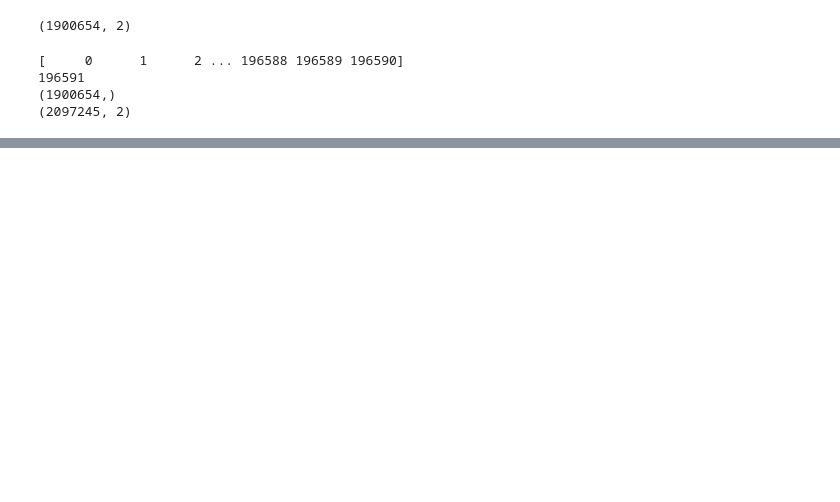
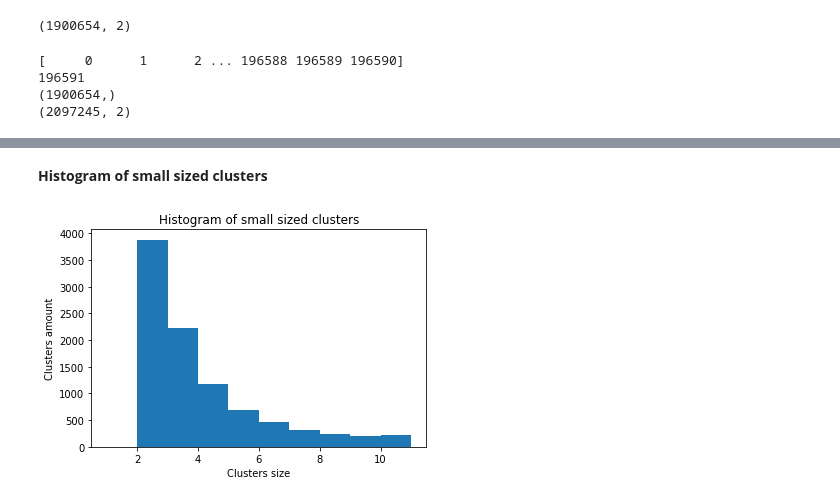
Before and after one commit to VeronikaRevjakina/AffinityPropagation_Gowalla, a Jupyter notebook: Affinity_Propagation_Gowalla_experiment.ipynb, the cells around one changed output, grey strips where cells are left out. Saved outputs shown, nothing was run; the diff lists cells and outputs as text; code cells hidden in the pictures; blank space fills up the shorter version.

```diff
--- a/Affinity_Propagation_Gowalla_experiment.ipynb
+++ b/Affinity_Propagation_Gowalla_experiment.ipynb
@@ -210,0 +216,10 @@ plt.show()
+# %% [markdown]
+**Histogram of small sized clusters**
+# %%
+plt.hist(cluster_size.values(),bins= range(1,12), range=(0, 11))
+plt.xlabel("Clusters size")
+plt.ylabel("Clusters amount")
+plt.title("Histogram of small sized clusters")
+plt.show()
+# %% [output]
+[figure, added]
```
Also changed, not shown: parts of 27 cells of this notebook.
